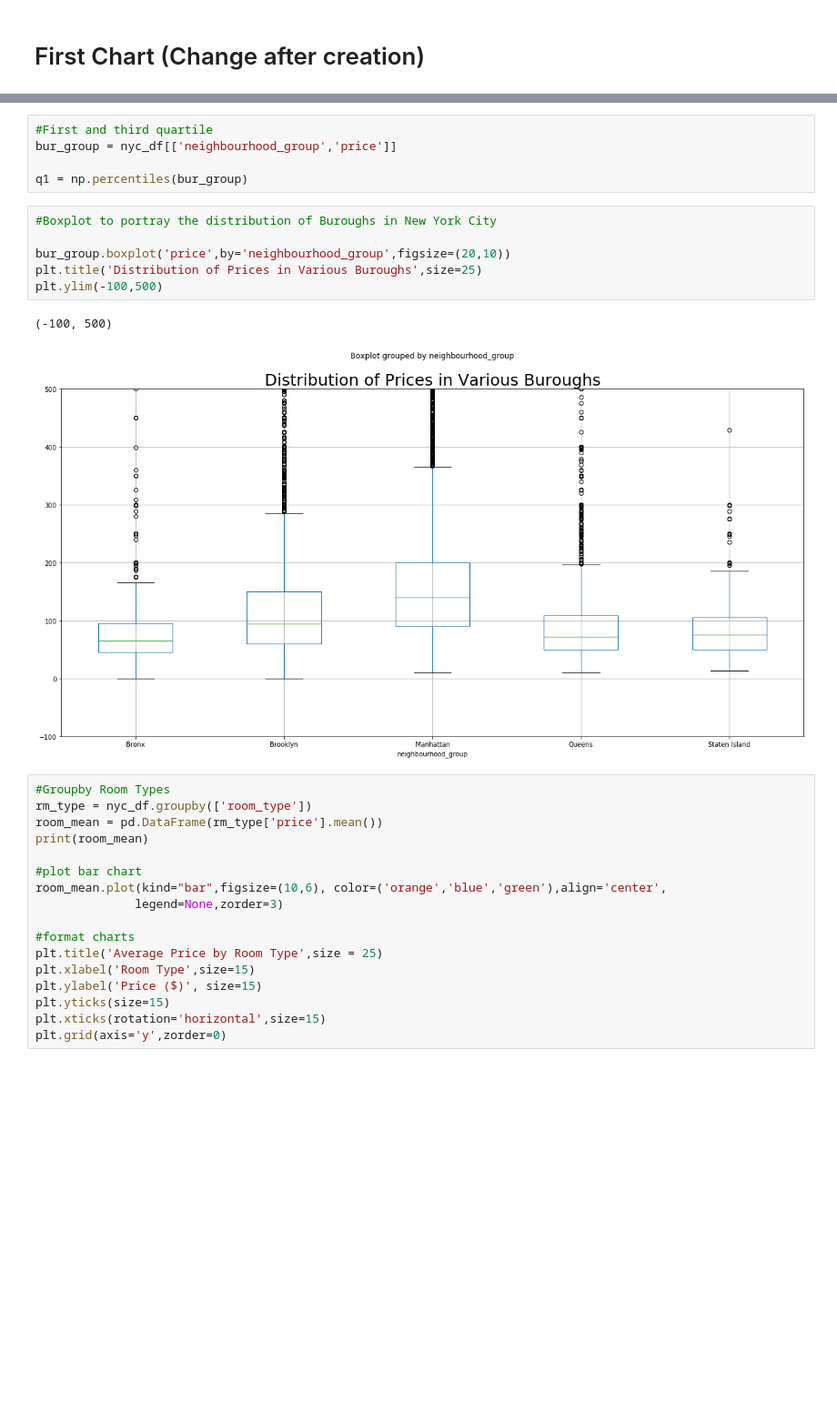
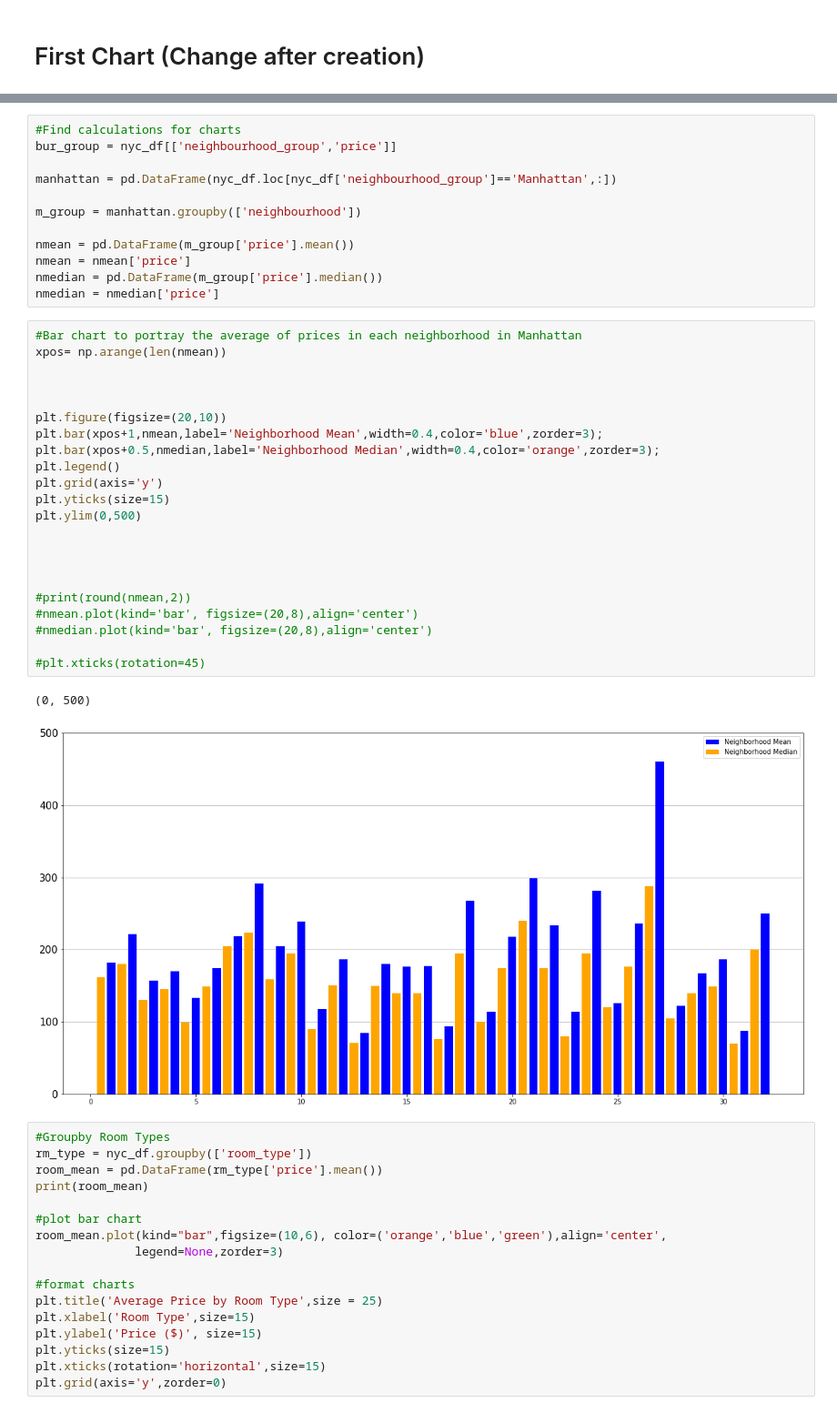
Before and after one commit to josephsy96/Project_1, a Jupyter notebook: Airbnb_Analysis.ipynb, the cells around one changed output, grey strips where cells are left out. Shown at 91% size. Cells and saved outputs as stored; diff of their text form; blank space fills up the shorter version.

Commit message:
add new chart

```diff
--- a/Airbnb_Analysis.ipynb
+++ b/Airbnb_Analysis.ipynb
@@ -48,18 +53,41 @@ Staten Island         89.964968
 [figure]
-# %%
-#First and third quartile
-bur_group = nyc_df[['neighbourhood_group','price']]
-
-q1 = np.percentiles(bur_group)
-# %%
-#Boxplot to portray the distribution of Buroughs in New York City
-
-bur_group.boxplot('price',by='neighbourhood_group',figsize=(20,10))
-plt.title('Distribution of Prices in Various Buroughs',size=25)
-plt.ylim(-100,500)
-# %% [output]
-(-100, 500)
-[figure, removed]
+# %%
+#Find calculations for charts
+bur_group = nyc_df[['neighbourhood_group','price']]
+
+manhattan = pd.DataFrame(nyc_df.loc[nyc_df['neighbourhood_group']=='Manhattan',:])
+
+m_group = manhattan.groupby(['neighbourhood'])
+
+nmean = pd.DataFrame(m_group['price'].mean())
+nmean = nmean['price']
+nmedian = pd.DataFrame(m_group['price'].median())
+nmedian = nmedian['price']
+# %%
+#Bar chart to portray the average of prices in each neighborhood in Manhattan
+xpos= np.arange(len(nmean))
+
+
+
+plt.figure(figsize=(20,10))
+plt.bar(xpos+1,nmean,label='Neighborhood Mean',width=0.4,color='blue',zorder=3);
+plt.bar(xpos+0.5,nmedian,label='Neighborhood Median',width=0.4,color='orange',zorder=3);
+plt.legend()
+plt.grid(axis='y')
+plt.yticks(size=15)
+plt.ylim(0,500)
+
+
+
+
+#print(round(nmean,2))
+#nmean.plot(kind='bar', figsize=(20,8),align='center')
+#nmedian.plot(kind='bar', figsize=(20,8),align='center')
+
+#plt.xticks(rotation=45)
+# %% [output]
+(0, 500)
+[figure, added]
 # %%
 #Groupby Room Types
 rm_type = nyc_df.groupby(['room_type'])
```
Also changed, not shown: parts of 2 cells of this notebook.
